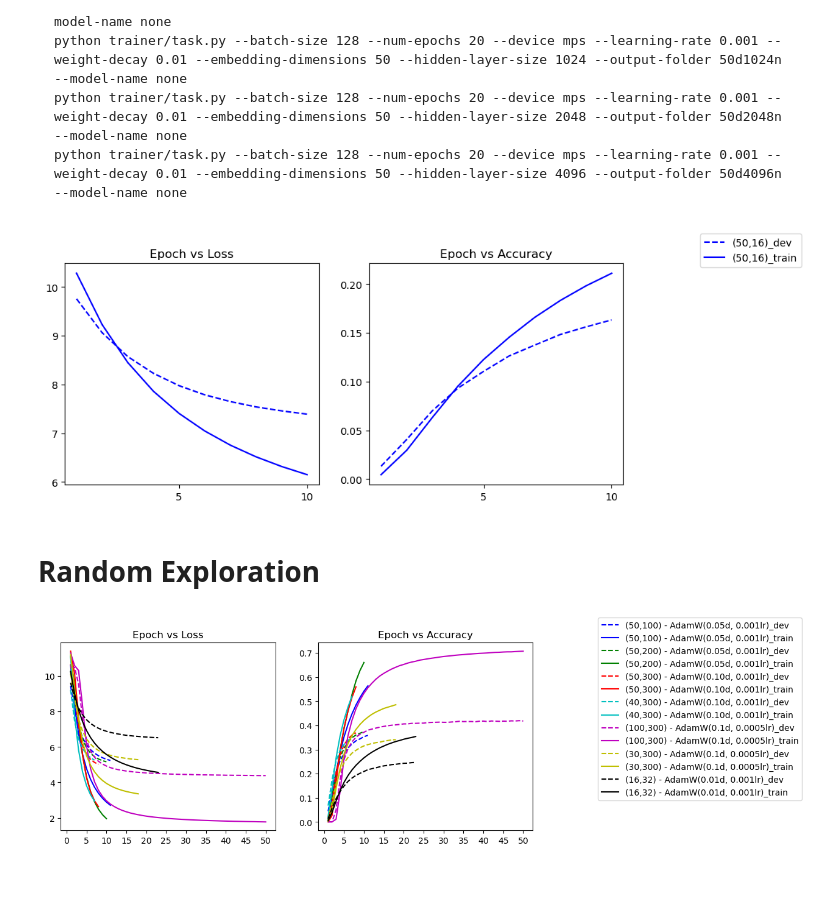
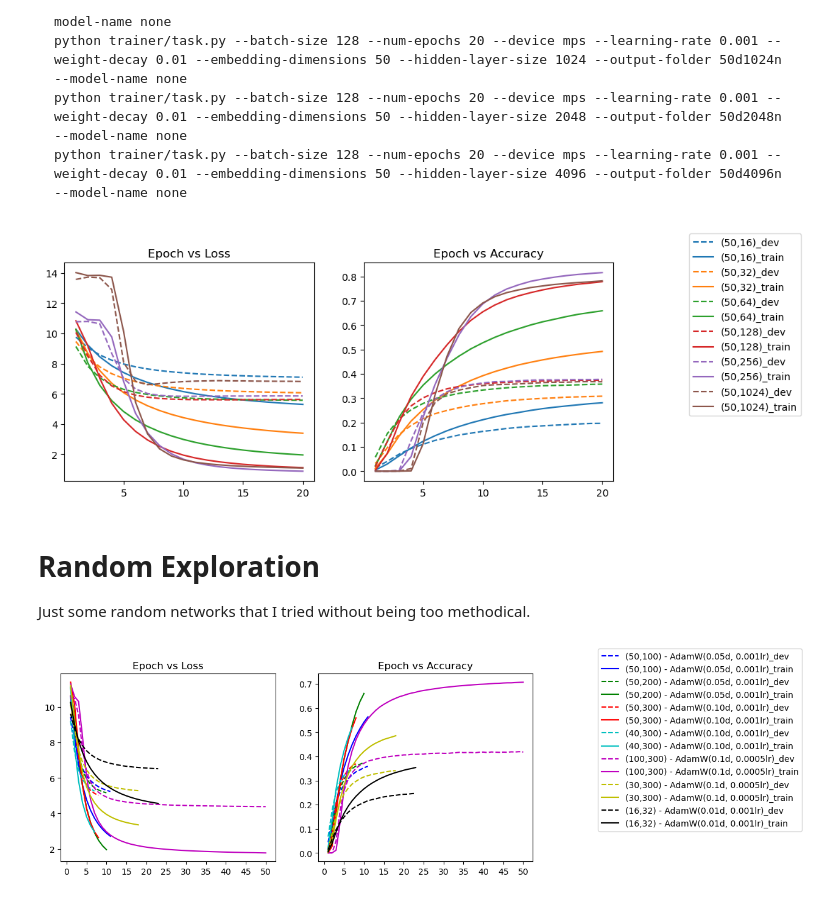
Before and after one commit to spennington/feyer, a Jupyter notebook: 10_model_analysis.ipynb, the cells around one changed output. Cells and saved outputs as stored; diff of their text form; code cells hidden in the pictures.

````diff
--- a/10_model_analysis.ipynb
+++ b/10_model_analysis.ipynb
@@ -239,13 +128,20 @@ python trainer/task.py --batch-size 128 --num-epochs 20 --device mps --learning-
 ```
 # %%
 files = [
-    ('(50,16)', 'training_results/50d16n/training-results.json')
+    ('(50,16)', 'training_results/50d16n/training-results.json'),
+    ('(50,32)', 'training_results/50d32n/training-results.json'),
+    ('(50,64)', 'training_results/50d64n/training-results.json'),
+    ('(50,128)', 'training_results/50d128n/training-results.json'),
+    ('(50,256)', 'training_results/50d256n/training-results.json'),
+    #('(50,512)', 'training_results/50d512n/training-results.json'),
+    ('(50,1024)', 'training_results/50d1024n/training-results.json'), # --  on cuda
 ]
 plot_files(files)
 # %% [output]
-[figure, old version]
+[figure, new version]
 # %% [markdown]
 # Random Exploration
+Just some random networks that I tried without being too methodical.
 # %%
 files = [
     ('(50,100) - AdamW(0.05d, 0.001lr)', 'training_results/20230321-131534-training/training-results.json'), # 50, 100 - adamW (0.05 decay, 0.001 LR), 0.001, 256,
````
Also changed, not shown: parts of 14 cells of this notebook.
